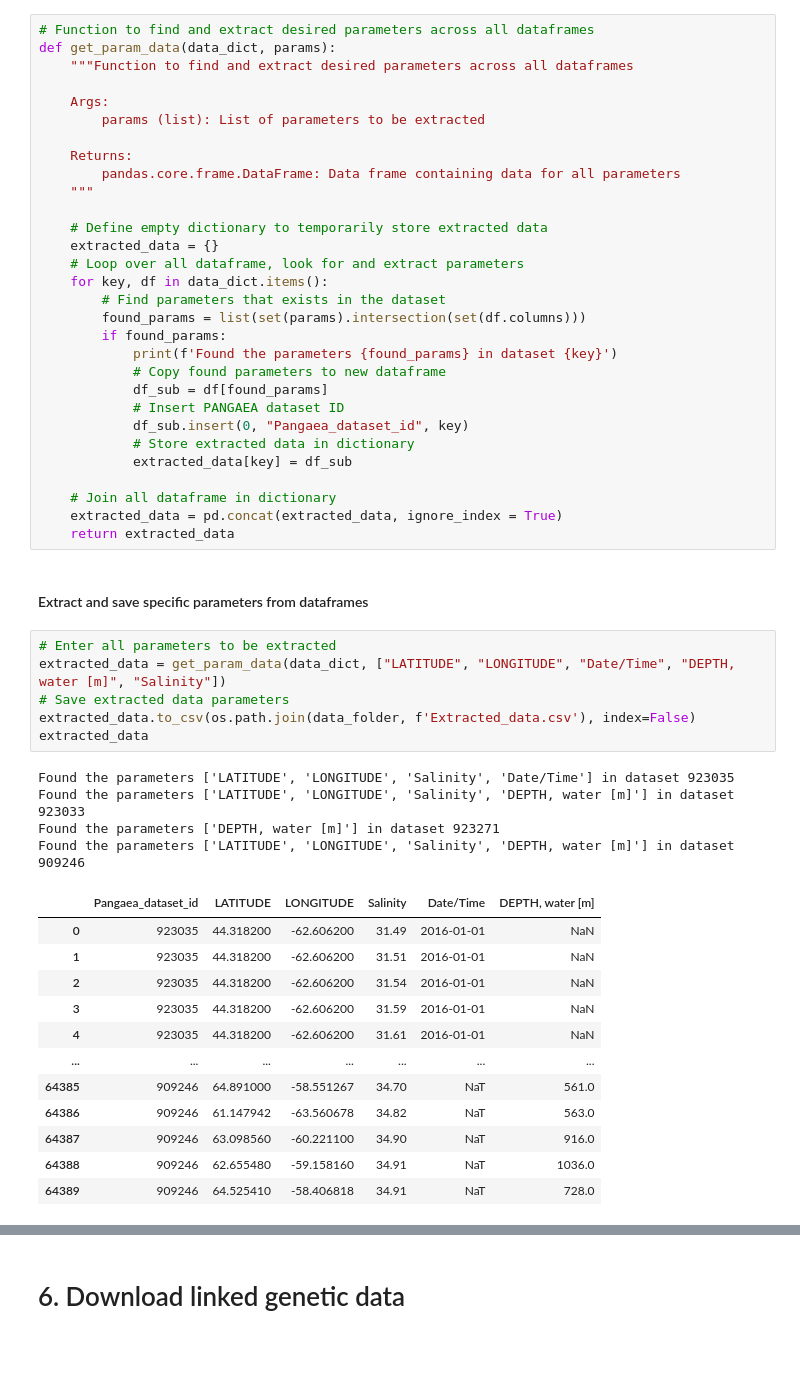
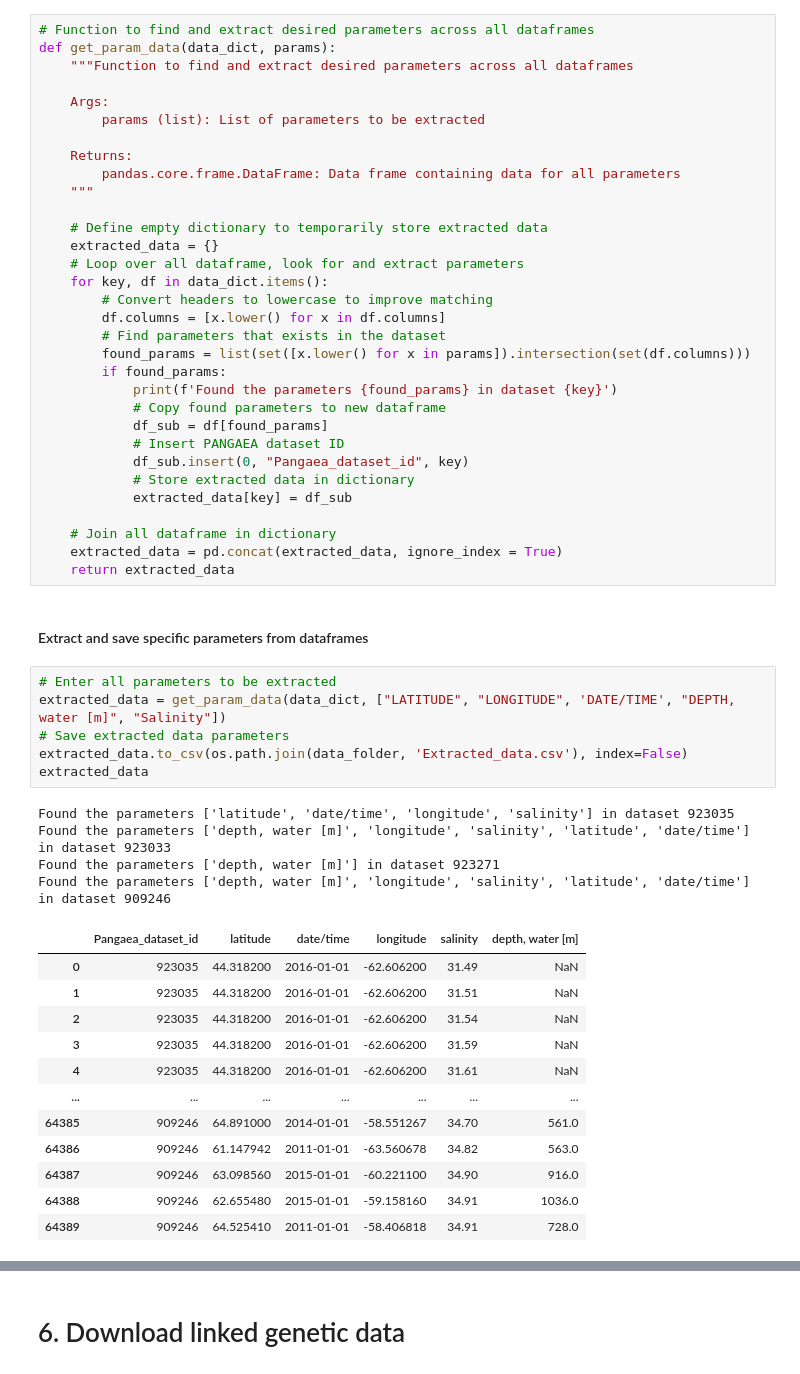
Before and after one commit to pangaea-data-publisher/community-workshop-material, a Jupyter notebook: Python/Get_pangaea_data/get_pangaea_data.ipynb, the cells around one changed output, grey strips where cells are left out. Cells and saved outputs as stored; diff of their text form.

```diff
--- a/Python/Get_pangaea_data/get_pangaea_data.ipynb
+++ b/Python/Get_pangaea_data/get_pangaea_data.ipynb
@@ -567,8 +511,10 @@ def get_param_data(data_dict, params):
     extracted_data = {}
     # Loop over all dataframe, look for and extract parameters
     for key, df in data_dict.items():
+        # Convert headers to lowercase to improve matching
+        df.columns = [x.lower() for x in df.columns]
         # Find parameters that exists in the dataset
-        found_params = list(set(params).intersection(set(df.columns)))
+        found_params = list(set([x.lower() for x in params]).intersection(set(df.columns)))
         if found_params:
             print(f'Found the parameters {found_params} in dataset {key}')
             # Copy found parameters to new dataframe
@@ -585,27 +531,27 @@ def get_param_data(data_dict, params):
 #### Extract and save specific parameters from dataframes
 # %%
 # Enter all parameters to be extracted
-extracted_data = get_param_data(data_dict, ["LATITUDE", "LONGITUDE", "Date/Time", "DEPTH, water [m]", "Salinity"])
+extracted_data = get_param_data(data_dict, ["LATITUDE", "LONGITUDE", 'DATE/TIME', "DEPTH, water [m]", "Salinity"])
 # Save extracted data parameters
-extracted_data.to_csv(os.path.join(data_folder, f'Extracted_data.csv'), index=False)
+extracted_data.to_csv(os.path.join(data_folder, 'Extracted_data.csv'), index=False)
 extracted_data
 # %% [output]
-Found the parameters ['LATITUDE', 'LONGITUDE', 'Salinity', 'Date/Time'] in dataset 923035
-Found the parameters ['LATITUDE', 'LONGITUDE', 'Salinity', 'DEPTH, water [m]'] in dataset 923033
-Found the parameters ['DEPTH, water [m]'] in dataset 923271
-Found the parameters ['LATITUDE', 'LONGITUDE', 'Salinity', 'DEPTH, water [m]'] in dataset 909246
+Found the parameters ['latitude', 'date/time', 'longitude', 'salinity'] in dataset 923035
+Found the parameters ['depth, water [m]', 'longitude', 'salinity', 'latitude', 'date/time'] in dataset 923033
+Found the parameters ['depth, water [m]'] in dataset 923271
+Found the parameters ['depth, water [m]', 'longitude', 'salinity', 'latitude', 'date/time'] in dataset 909246
-|  | Pangaea_dataset_id | LATITUDE | LONGITUDE | Salinity | Date/Time | DEPTH, water [m] |
-| 0 | 923035 | 44.318200 | -62.606200 | 31.49 | 2016-01-01 | NaN |
-| 1 | 923035 | 44.318200 | -62.606200 | 31.51 | 2016-01-01 | NaN |
-| 2 | 923035 | 44.318200 | -62.606200 | 31.54 | 2016-01-01 | NaN |
-| 3 | 923035 | 44.318200 | -62.606200 | 31.59 | 2016-01-01 | NaN |
-| 4 | 923035 | 44.318200 | -62.606200 | 31.61 | 2016-01-01 | NaN |
+|  | Pangaea_dataset_id | latitude | date/time | longitude | salinity | depth, water [m] |
+| 0 | 923035 | 44.318200 | 2016-01-01 | -62.606200 | 31.49 | NaN |
+| 1 | 923035 | 44.318200 | 2016-01-01 | -62.606200 | 31.51 | NaN |
+| 2 | 923035 | 44.318200 | 2016-01-01 | -62.606200 | 31.54 | NaN |
+| 3 | 923035 | 44.318200 | 2016-01-01 | -62.606200 | 31.59 | NaN |
+| 4 | 923035 | 44.318200 | 2016-01-01 | -62.606200 | 31.61 | NaN |
 | ... | ... | ... | ... | ... | ... | ... |
-| 64385 | 909246 | 64.891000 | -58.551267 | 34.70 | NaT | 561.0 |
-| 64386 | 909246 | 61.147942 | -63.560678 | 34.82 | NaT | 563.0 |
-| 64387 | 909246 | 63.098560 | -60.221100 | 34.90 | NaT | 916.0 |
-| 64388 | 909246 | 62.655480 | -59.158160 | 34.91 | NaT | 1036.0 |
-| 64389 | 909246 | 64.525410 | -58.406818 | 34.91 | NaT | 728.0 |
+| 64385 | 909246 | 64.891000 | 2014-01-01 | -58.551267 | 34.70 | 561.0 |
+| 64386 | 909246 | 61.147942 | 2011-01-01 | -63.560678 | 34.82 | 563.0 |
+| 64387 | 909246 | 63.098560 | 2015-01-01 | -60.221100 | 34.90 | 916.0 |
+| 64388 | 909246 | 62.655480 | 2015-01-01 | -59.158160 | 34.91 | 1036.0 |
+| 64389 | 909246 | 64.525410 | 2011-01-01 | -58.406818 | 34.91 | 728.0 |
 64390 rows × 6 columns
 # %% [markdown]
 # 6. Download linked genetic data
```
Also changed, not shown: parts of 11 cells of this notebook.
